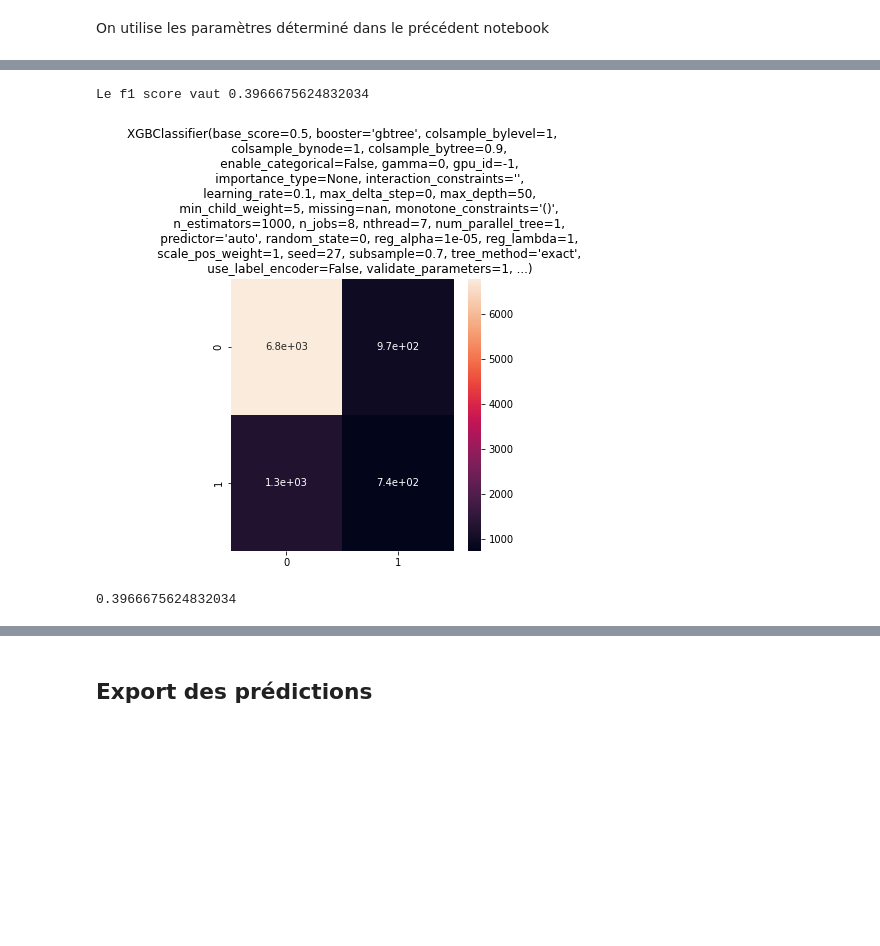
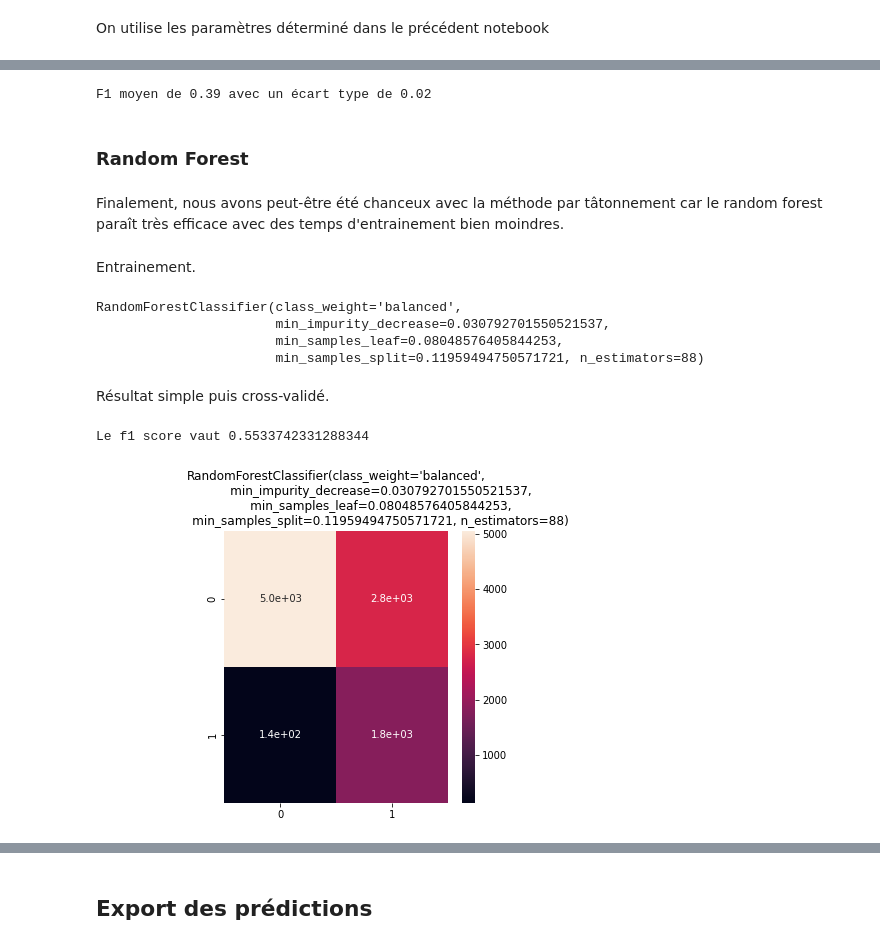
Before and after one commit to claviermathieu/ISFA-prj-datascience, a Jupyter notebook: book/_build/html/_sources/docs/5_retenu/50_mod_final.ipynb, the cells around one changed output, grey strips where cells are left out. Drawn from its saved outputs; the diff is of its cells as text; code cells hidden in the pictures; blank space fills up the shorter version.

```diff
--- a/book/_build/html/_sources/docs/5_retenu/50_mod_final.ipynb
+++ b/book/_build/html/_sources/docs/5_retenu/50_mod_final.ipynb
@@ -11,12 +11,12 @@ from sklearn.model_selection import train_test_split, cross_val_score
 from sklearn.preprocessing import StandardScaler
 from sklearn.metrics import f1_score, confusion_matrix,accuracy_score, matthews_corrcoef, make_scorer
 
-
+from imblearn.under_sampling import RandomUnderSampler
 from xgboost import XGBClassifier
-from xgboost import plot_importance
 
 
-from sklearn.model_selection import GridSearchCV
+from sklearn.ensemble import RandomForestClassifier
+
 
 
 
@@ -36,8 +36,6 @@ def result_model(model,X,Y, mat = True) :
         sns.heatmap(cm_model, annot = True)
         plt.title(str(model))
         plt.show()
-
-    return(f1_scor)
 # %% [markdown]
 # Modèle finale
 # %% [markdown]
@@ -91,6 +93,3 @@ On utilise les paramètres déterminé dans le précédent notebook
     'use_label_encoder': False,
     'n_estimators': 1000
 }
-# %%
-xgb0 = XGBClassifier(**params)
-xgb0.fit(X_train, Y_train)
@@ -119,6 +118,33 @@ F1 moyen de 0.41 avec un écart type de 0.01
+# %%
+print("F1 moyen de %0.2f avec un écart type de %0.2f" % (scores_xg.mean(), scores_xg.std()))
+# %% [output]
+F1 moyen de 0.39 avec un écart type de 0.02
+# %% [markdown]
+### Random Forest
+# %% [markdown]
+Finalement, nous avons peut-être été chanceux avec la méthode par tâtonnement car le random forest paraît très efficace avec des temps d'entrainement bien moindres.
+# %%
+params_rf = {
+    'min_samples_split': 0.11959494750571721,
+    'min_samples_leaf' : 0.08048576405844253,
+    'min_impurity_decrease' : 0.030792701550521537,
+    'n_estimators' : 88,
+    'class_weight' : 'balanced'
+}
+# %% [markdown]
+Entrainement.
+# %%
+rfc = RandomForestClassifier(**params_rf)
+rfc.fit(X_train, Y_train)
+# %% [output]
+RandomForestClassifier(class_weight='balanced',
+                       min_impurity_decrease=0.030792701550521537,
+                       min_samples_leaf=0.08048576405844253,
+                       min_samples_split=0.11959494750571721, n_estimators=88)
+# %% [markdown]
+Résultat simple puis cross-validé.
 # %%
-result_model(xgb0, X_test, Y_test)
+result_model(rfc, X_test, Y_test)
 # %% [output]
-Le f1 score vaut 0.3966675624832034
+Le f1 score vaut 0.5533742331288344
-[figure, old version]
+[figure, new version]
-0.3966675624832034
```
Also changed, not shown: parts of 23 cells of this notebook, 35 other files.
